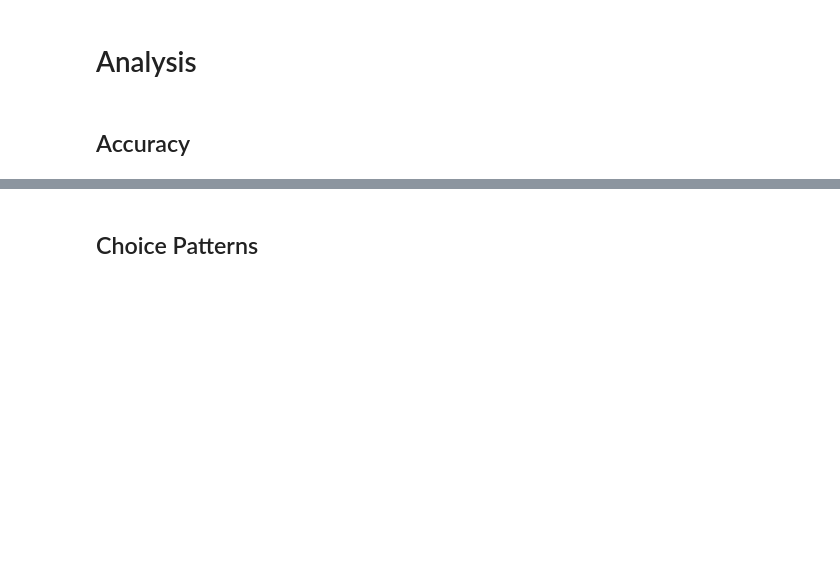
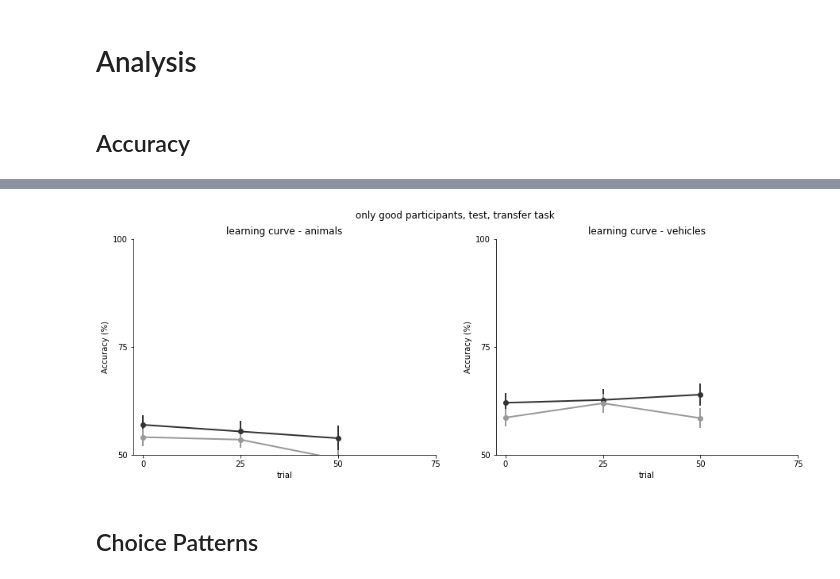
Before and after one commit to summerfieldlab/animals_vehicles, a Jupyter notebook: notebooks/av_transfer_analysis.ipynb, the cells around one changed output, grey strips where cells are left out. Drawn from its saved outputs; the diff is of its cells as text; code cells hidden in the pictures; blank space fills up the shorter version.

```diff
--- a/notebooks/av_transfer_analysis.ipynb
+++ b/notebooks/av_transfer_analysis.ipynb
@@ -89,3 +93,7 @@ disp_lcurves(alldata)
+# %%
+disp_lcurves_test(alldata,onlygood=True, whichtask="transfer")
+# %% [output]
+[figure, added]
 # %% [markdown]
 ## Choice Patterns
 # %%
```
Also changed, not shown: parts of 7 cells of this notebook, 2 other files.
